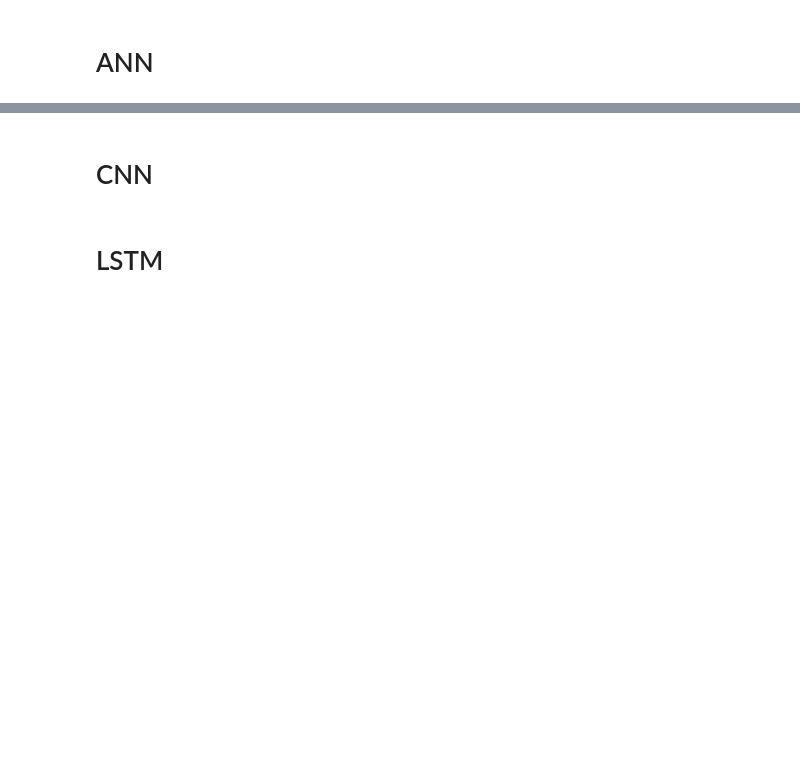
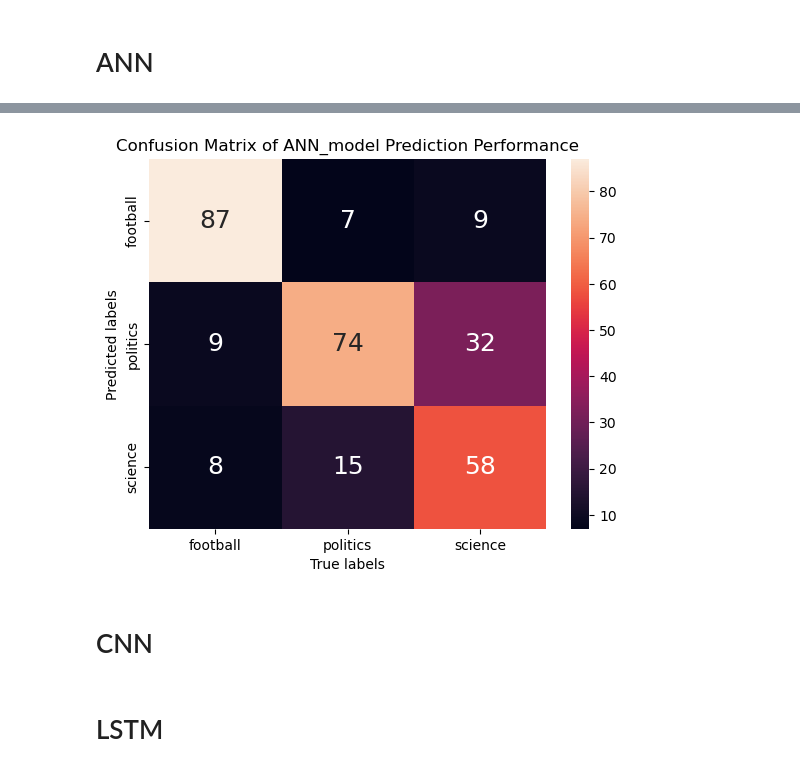
Before and after one commit to Rokkaan5/CSCI5922, a Jupyter notebook: Exam3/notebook/JasmineKobayashi_NN_Exam_2023.ipynb, the cells around one changed output, grey strips where cells are left out. Cells and saved outputs as stored; diff of their text form; code cells hidden in the pictures; blank space fills up the shorter version.

```diff
--- a/Exam3/notebook/JasmineKobayashi_NN_Exam_2023.ipynb
+++ b/Exam3/notebook/JasmineKobayashi_NN_Exam_2023.ipynb
@@ -191,3 +410,7 @@ array([['science'],
+# %%
+my_ANN.pretty_confusion_matrix()
+# %% [output]
+[figure, added]
 # %% [markdown]
 # CNN
 # %% [markdown]
```
Also changed, not shown: parts of 11 cells of this notebook, 4 other files.
